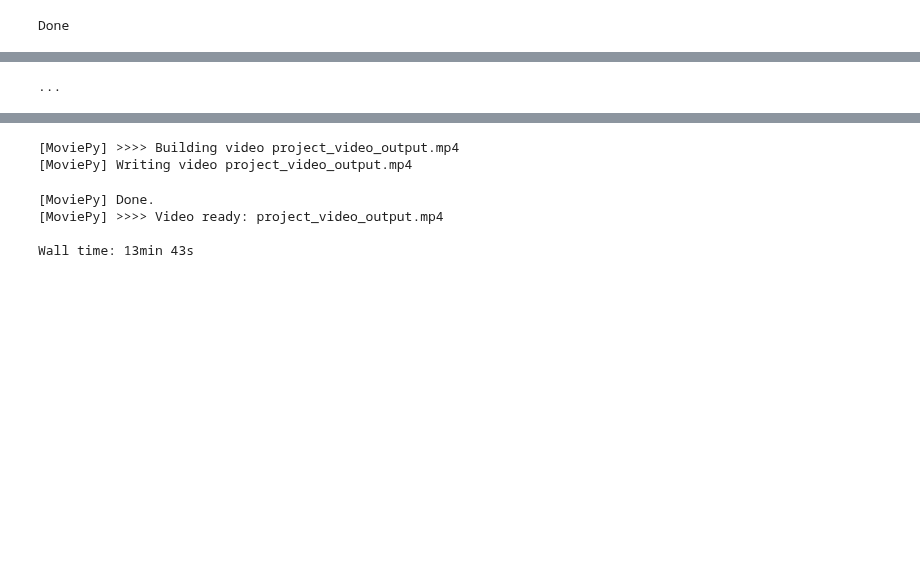
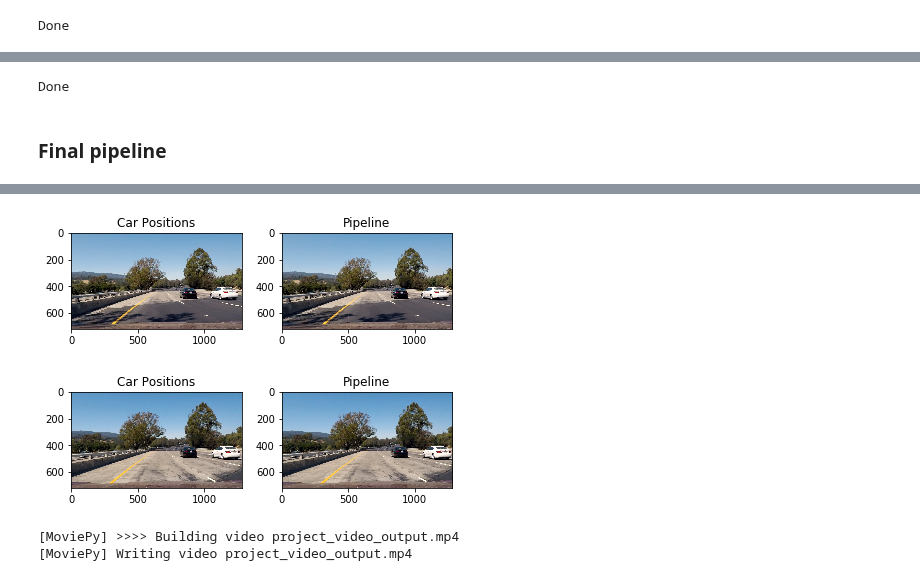
Before and after one commit to TDorau/self-driving-car-nanodegree, a Jupyter notebook: 5-vehicle-detection-and-tracking/Vehicle-Detection-and-Tracking.ipynb, the cells around one changed output, grey strips where cells are left out. Saved outputs shown, nothing was run; the diff lists cells and outputs as text; code cells hidden in the pictures; blank space fills up the shorter version.

Commit message:
Global variables

```diff
--- a/5-vehicle-detection-and-tracking/Vehicle-Detection-and-Tracking.ipynb
+++ b/5-vehicle-detection-and-tracking/Vehicle-Detection-and-Tracking.ipynb
@@ -793,6 +825,6 @@ class RectStorage():
             # Delete older rectangles
             self.prev_rectangles = self.prev_rectangles[len(self.prev_rectangles)-15:]
 
-print('...')
+print('Done')
 # %% [output]
-...
+Done
@@ -845,0 +831,2 @@ def image_pipeline(img):
+# %% [markdown]
+### Final pipeline
@@ -845,0 +961,24 @@ def image_pipeline(img):
+# %%
+draw_image = image_pipeline_global(test_image)
+test_image2 = test_images[0]
+draw_image2 = image_pipeline_global(test_image2)
+
+fig = plt.figure()
+plt.subplot(121)
+plt.imshow(test_image)
+plt.title('Car Positions')
+plt.subplot(122)
+plt.imshow(draw_image, cmap='hot')
+plt.title('Pipeline')
+fig.tight_layout()
+plt.show()
+fig = plt.figure()
+plt.subplot(121)
+plt.imshow(test_image2)
+plt.title('Car Positions')
+plt.subplot(122)
+plt.imshow(draw_image2, cmap='hot')
+plt.title('Pipeline')
+fig.tight_layout()
+plt.show()
+# %% [output]
@@ -845,0 +987,2 @@ def image_pipeline(img):
+[figure, added]
+[figure, added]
@@ -846,17 +1083,26 @@ def image_pipeline(img):
+# %%
+heatmaps = []
+
+# Import everything needed to edit/save/watch video clips
+from moviepy.editor import VideoFileClip
+from IPython.display import HTML
+
+output = 'project_video_output.mp4'
+clip1 = VideoFileClip("project_video.mp4").subclip(22,32)
+#clip1 = VideoFileClip("project_video.mp4")
+white_clip = clip1.fl_image(image_pipeline_global) #NOTE: this function expects color images!!
+%time white_clip.write_videofile(output, audio=False)
+# %% [output]
+[MoviePy] >>>> Building video project_video_output.mp4
+[MoviePy] Writing video project_video_output.mp4
 # %%
-storage = RectStorage()
-# Import everything needed to edit/save/watch video clips
-from moviepy.editor import VideoFileClip
-from IPython.display import HTML
+# storage = RectStorage()
+# # Import everything needed to edit/save/watch video clips
+# from moviepy.editor import VideoFileClip
+# from IPython.display import HTML
 
-output = 'project_video_output.mp4'
-clip1 = VideoFileClip("project_video.mp4").subclip(20,25)
-white_clip = clip1.fl_image(image_pipeline) #NOTE: this function expects color images!!
-%time white_clip.write_videofile(output, audio=False)
+# output = 'project_video_output.mp4'
+# #clip1 = VideoFileClip("project_video.mp4").subclip(20,25)
+# clip1 = VideoFileClip("project_video.mp4")
+# white_clip = clip1.fl_image(image_pipeline) #NOTE: this function expects color images!!
+# %time white_clip.write_videofile(output, audio=False)
-# %% [output]
-[MoviePy] >>>> Building video project_video_output.mp4
-[MoviePy] Writing video project_video_output.mp4
-[MoviePy] Done.
-[MoviePy] >>>> Video ready: project_video_output.mp4
-
-Wall time: 13min 43s
```
Also changed, not shown: parts of 15 cells of this notebook, 9 other files.
